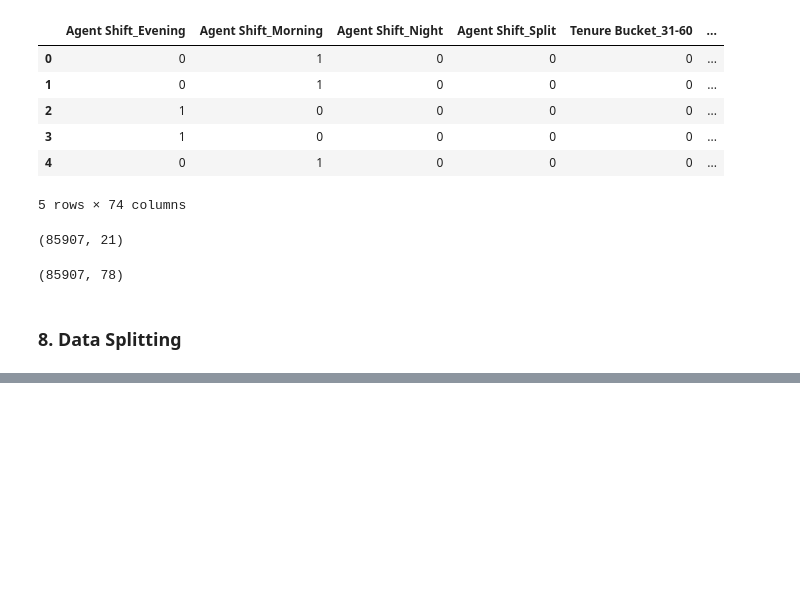
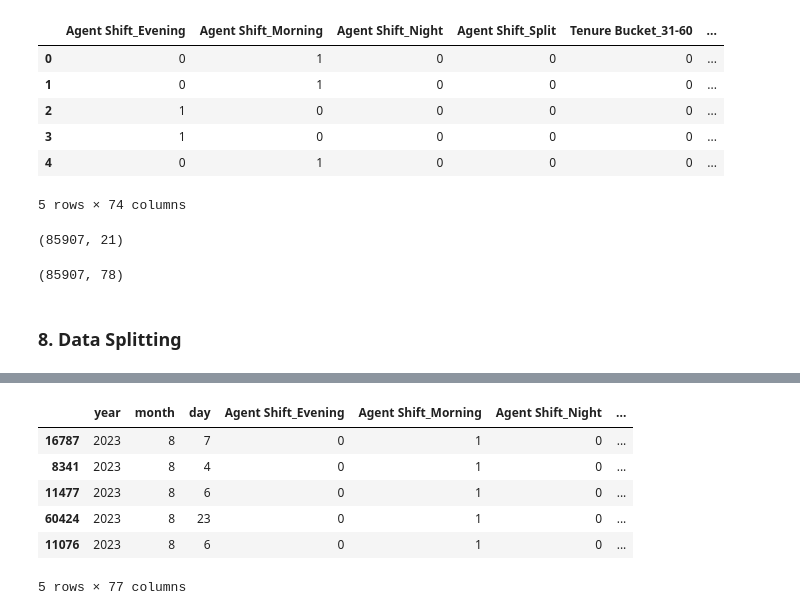
Before and after one commit to Rajesh1505/Capstone_Project_Deep_Learning, a Jupyter notebook: Capstone_Project_Deep_Learning.ipynb, the cells around one changed output, grey strips where cells are left out. Cells and saved outputs as stored; diff of their text form; code cells hidden in the pictures; blank space fills up the shorter version.

```diff
--- a/Capstone_Project_Deep_Learning.ipynb
+++ b/Capstone_Project_Deep_Learning.ipynb
@@ -759,0 +730,10 @@ dtype: int64
+# %%
+X_test.sample(5)
+# %% [output]
+|  | year | month | day | Agent Shift_Evening | Agent Shift_Morning | Agent Shift_Night | ... |
+| 16787 | 2023 | 8 | 7 | 0 | 1 | 0 | ... |
+| 8341 | 2023 | 8 | 4 | 0 | 1 | 0 | ... |
+| 11477 | 2023 | 8 | 6 | 0 | 1 | 0 | ... |
+| 60424 | 2023 | 8 | 23 | 0 | 1 | 0 | ... |
+| 11076 | 2023 | 8 | 6 | 0 | 1 | 0 | ... |
+5 rows × 77 columns
```
Also changed, not shown: parts of 8 cells of this notebook.
